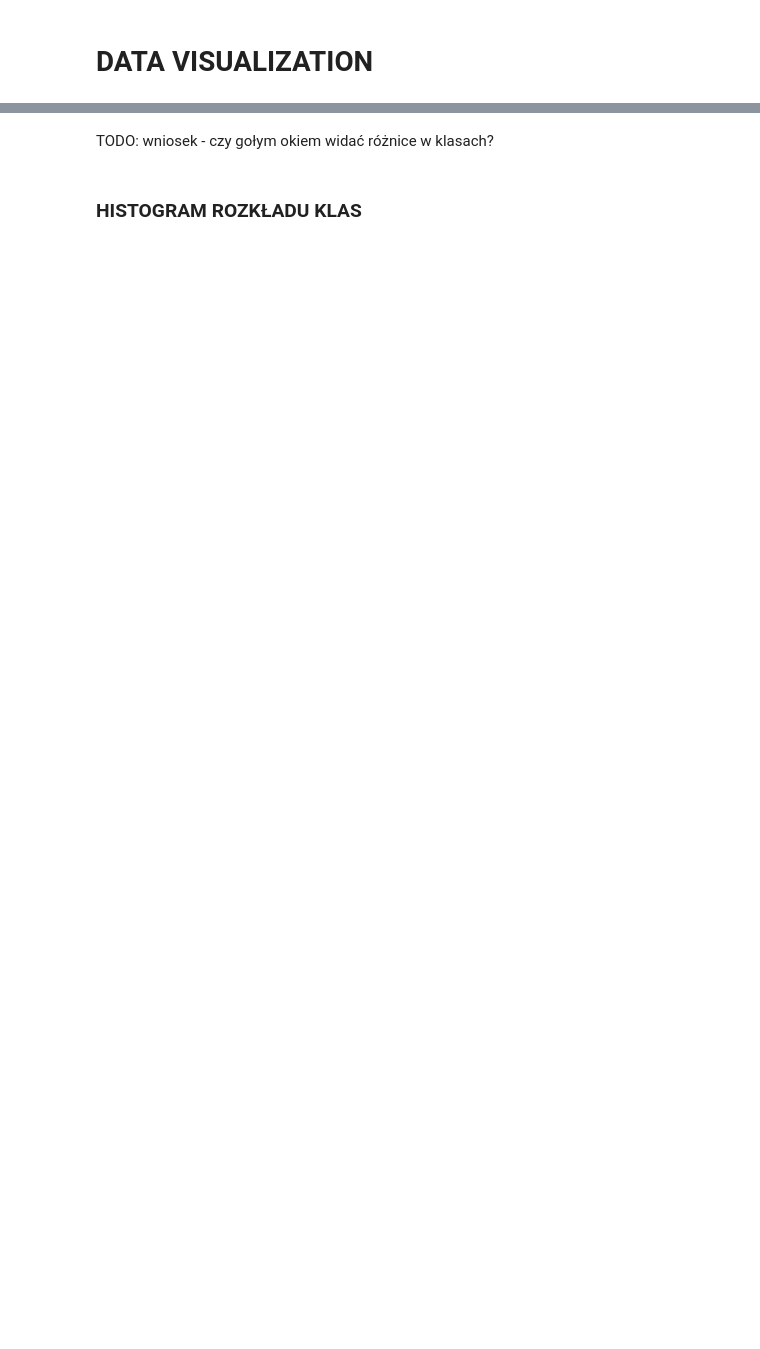
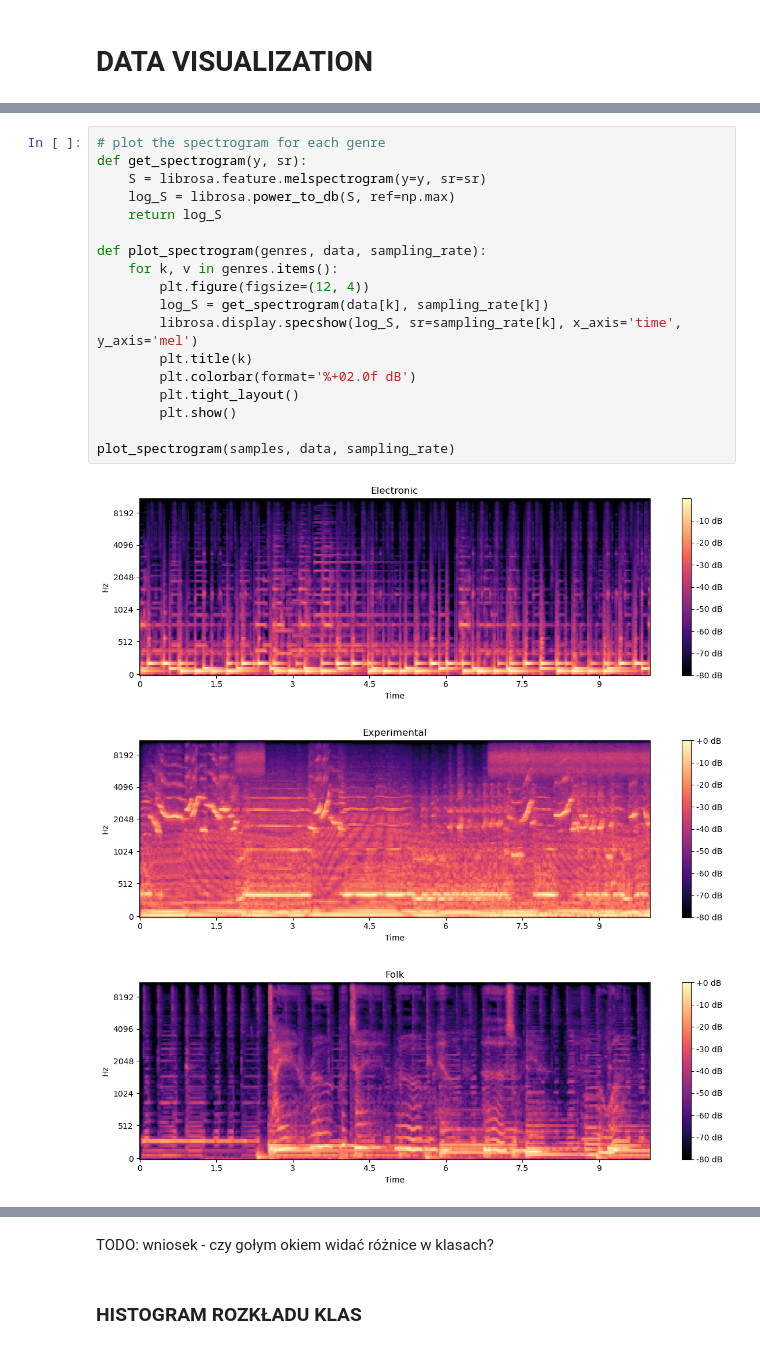
Before and after one commit to KlaudiaKromolowska/MOW2-project, a Jupyter notebook: mow2.ipynb, the cells around one changed output, grey strips where cells are left out. Drawn from its saved outputs; the diff is of its cells as text; blank space fills up the shorter version.

```diff
--- a/mow2.ipynb
+++ b/mow2.ipynb
@@ -74,0 +98,22 @@ plot_signal(data[0], sampling_rate[0])
+# %%
+# plot the spectrogram for each genre
+def get_spectrogram(y, sr):
+    S = librosa.feature.melspectrogram(y=y, sr=sr)
+    log_S = librosa.power_to_db(S, ref=np.max)
+    return log_S
+
+def plot_spectrogram(genres, data, sampling_rate):
+    for k, v in genres.items():
+        plt.figure(figsize=(12, 4))
+        log_S = get_spectrogram(data[k], sampling_rate[k])
+        librosa.display.specshow(log_S, sr=sampling_rate[k], x_axis='time', y_axis='mel')
+        plt.title(k)
+        plt.colorbar(format='%+02.0f dB')
+        plt.tight_layout()
+        plt.show()
+
+plot_spectrogram(samples, data, sampling_rate)
+# %% [output]
+[figure, added]
+[figure, added]
+[figure, added]
```
Also changed, not shown: parts of 24 cells of this notebook, 1 other file.
